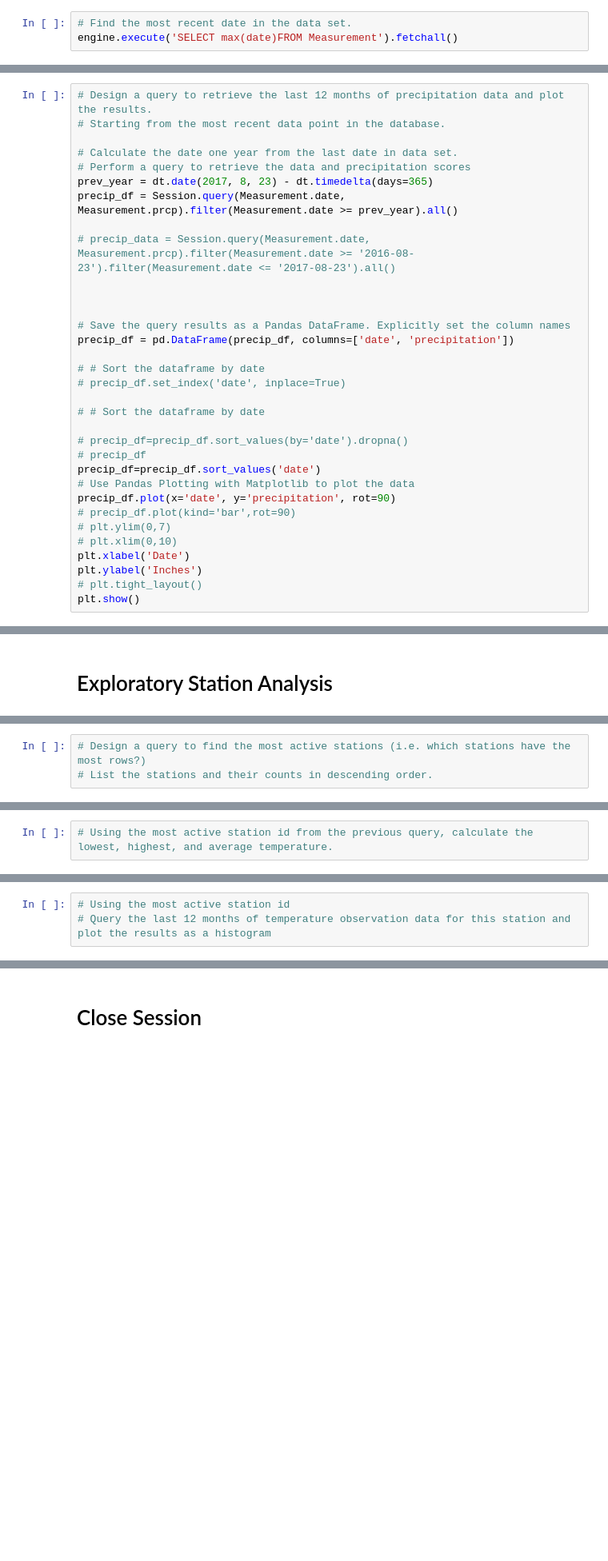
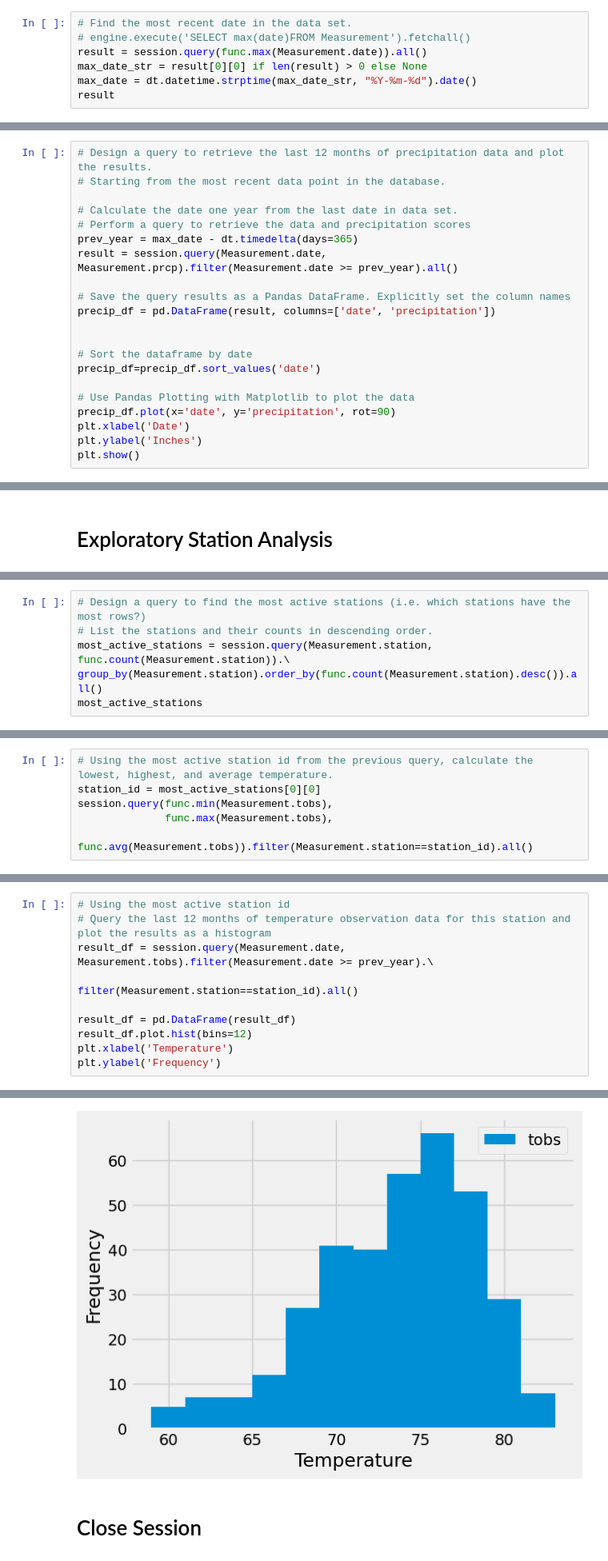
Before and after one commit to xc1614/sqlalchemy-challenge, a Jupyter notebook: SurfsUp/climate_starter.ipynb, the cells around one changed output, grey strips where cells are left out. Shown: that part at 80% size. Saved outputs shown, nothing was run; the diff lists cells and outputs as text; blank space fills up the shorter version.

```diff
--- a/SurfsUp/climate_starter.ipynb
+++ b/SurfsUp/climate_starter.ipynb
@@ -39,7 +39,11 @@ Session = Session (engine)
 # Exploratory Precipitation Analysis
 # %%
 # Find the most recent date in the data set.
-engine.execute('SELECT max(date)FROM Measurement').fetchall()
+# engine.execute('SELECT max(date)FROM Measurement').fetchall()
+result = session.query(func.max(Measurement.date)).all()
+max_date_str = result[0][0] if len(result) > 0 else None
+max_date = dt.datetime.strptime(max_date_str, "%Y-%m-%d").date()
+result
 # %% [output]
 [('2017-08-23',)]
 # %%
@@ -48,32 +52,20 @@ engine.execute('SELECT max(date)FROM Measurement').fetchall()
 
 # Calculate the date one year from the last date in data set.
 # Perform a query to retrieve the data and precipitation scores
-prev_year = dt.date(2017, 8, 23) - dt.timedelta(days=365)
-precip_df = Session.query(Measurement.date, Measurement.prcp).filter(Measurement.date >= prev_year).all()
+prev_year = max_date - dt.timedelta(days=365)
+result = session.query(Measurement.date, Measurement.prcp).filter(Measurement.date >= prev_year).all()
 
-# precip_data = Session.query(Measurement.date, Measurement.prcp).filter(Measurement.date >= '2016-08-23').filter(Measurement.date <= '2017-08-23').all()
+# Save the query results as a Pandas DataFrame. Explicitly set the column names
+precip_df = pd.DataFrame(result, columns=['date', 'precipitation'])
 
 
+# Sort the dataframe by date
+precip_df=precip_df.sort_values('date')
 
-# Save the query results as a Pandas DataFrame. Explicitly set the column names
-precip_df = pd.DataFrame(precip_df, columns=['date', 'precipitation'])
-
-# # Sort the dataframe by date
-# precip_df.set_index('date', inplace=True)
-
-# # Sort the dataframe by date
-
-# precip_df=precip_df.sort_values(by='date').dropna()
-# precip_df
-precip_df=precip_df.sort_values('date')
 # Use Pandas Plotting with Matplotlib to plot the data
 precip_df.plot(x='date', y='precipitation', rot=90)
-# precip_df.plot(kind='bar',rot=90)
-# plt.ylim(0,7)
-# plt.xlim(0,10)
 plt.xlabel('Date')
 plt.ylabel('Inches')
-# plt.tight_layout()
 plt.show()
 # %% [output]
 [figure]
@@ -97,3 +93,6 @@ precip_df.describe()
 # %%
 # Design a query to find the most active stations (i.e. which stations have the most rows?)
 # List the stations and their counts in descending order.
+most_active_stations = session.query(Measurement.station, func.count(Measurement.station)).\
+group_by(Measurement.station).order_by(func.count(Measurement.station).desc()).all()
+most_active_stations
@@ -100,2 +109,6 @@ precip_df.describe()
 # %%
 # Using the most active station id from the previous query, calculate the lowest, highest, and average temperature.
+station_id = most_active_stations[0][0]
+session.query(func.min(Measurement.tobs),
+              func.max(Measurement.tobs),
+              func.avg(Measurement.tobs)).filter(Measurement.station==station_id).all()
@@ -102,3 +117,11 @@ precip_df.describe()
 # %%
 # Using the most active station id
 # Query the last 12 months of temperature observation data for this station and plot the results as a histogram
+result_df = session.query(Measurement.date, Measurement.tobs).filter(Measurement.date >= prev_year).\
+                                                              filter(Measurement.station==station_id).all()
+
+result_df = pd.DataFrame(result_df)
+result_df.plot.hist(bins=12)
+plt.xlabel('Temperature')
+plt.ylabel('Frequency')
+# %% [output]
@@ -105,3 +129,4 @@ precip_df.describe()
+[figure, added]
 # %% [markdown]
 # Close Session
 # %%
```
Also changed, not shown: parts of 6 cells of this notebook, 2 other files.
